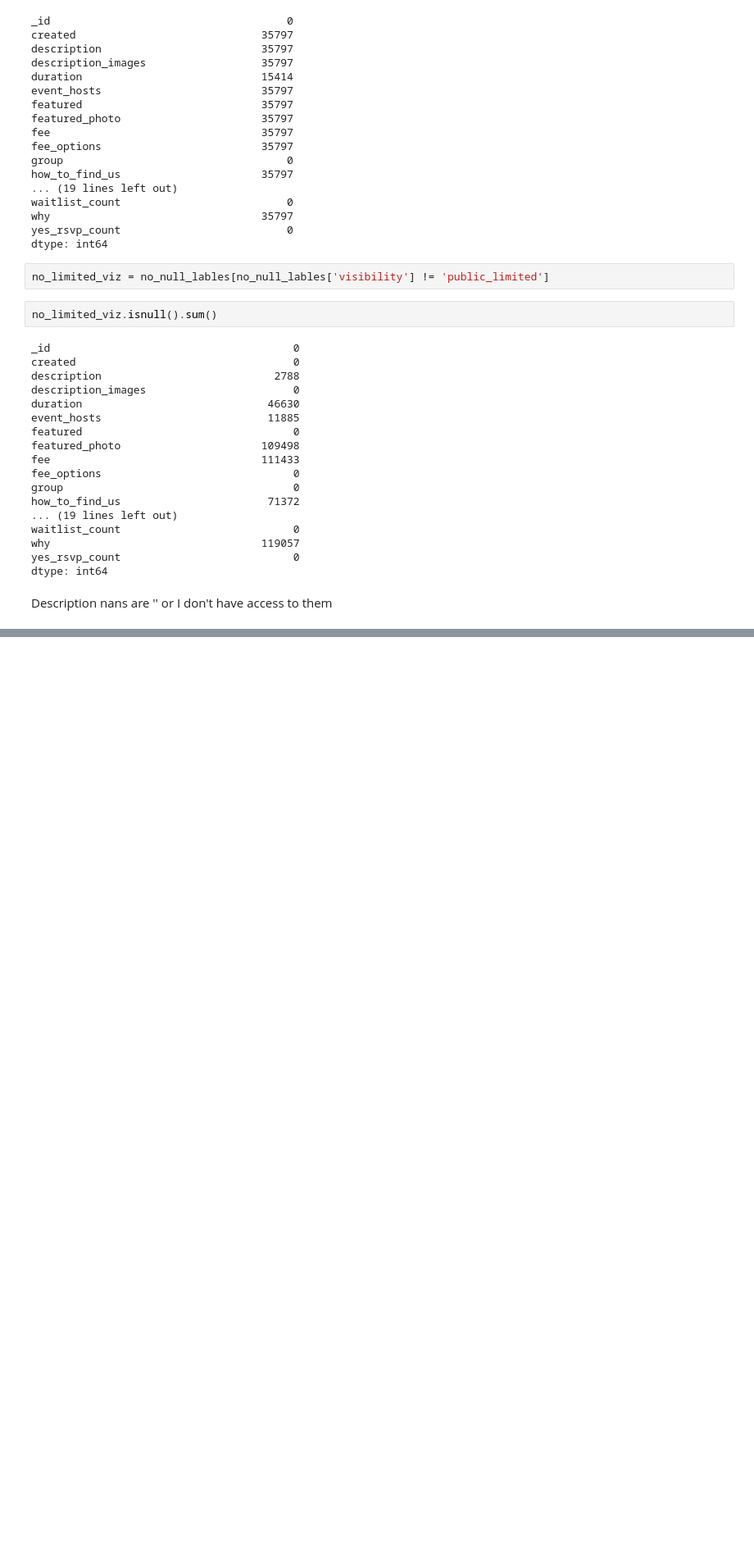
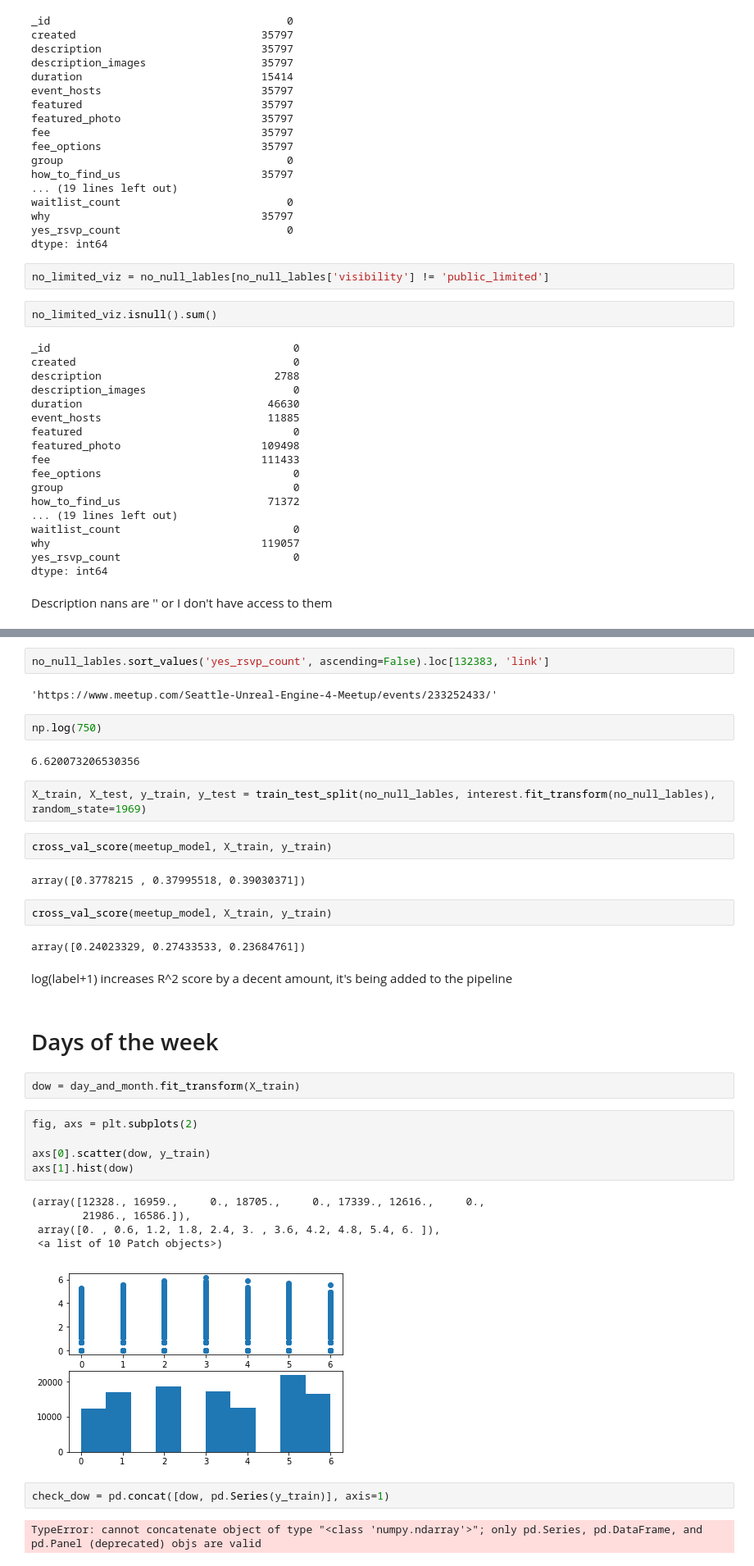
Before and after one commit to 3point14thon/meetup_rsvp_predictor, a Jupyter notebook: showup/notebooks/eda.ipynb, the cells around one changed output, grey strips where cells are left out. Shown at 82% size. Saved outputs shown, nothing was run; the diff lists cells and outputs as text; blank space fills up the shorter version.

```diff
--- a/showup/notebooks/eda.ipynb
+++ b/showup/notebooks/eda.ipynb
@@ -118,0 +144,39 @@ Description nans are '' or I don't have access to them
+# %%
+no_null_lables.sort_values('yes_rsvp_count', ascending=False).loc[132383, 'link']
+# %% [output]
+'https://www.meetup.com/Seattle-Unreal-Engine-4-Meetup/events/233252433/'
+# %%
+np.log(750)
+# %% [output]
+6.620073206530356
+# %%
+X_train, X_test, y_train, y_test = train_test_split(no_null_lables, interest.fit_transform(no_null_lables), random_state=1969)
+# %%
+cross_val_score(meetup_model, X_train, y_train)
+# %% [output]
+array([0.3778215 , 0.37995518, 0.39030371])
+# %%
+cross_val_score(meetup_model, X_train, y_train)
+# %% [output]
+array([0.24023329, 0.27433533, 0.23684761])
+# %% [markdown]
+log(label+1) increases R^2 score by a decent amount, it's being added to the pipeline
+# %% [markdown]
+# Days of the week
+# %%
+dow = day_and_month.fit_transform(X_train)
+# %%
+fig, axs = plt.subplots(2)
+
+axs[0].scatter(dow, y_train)
+axs[1].hist(dow)
+# %% [output]
+(array([12328., 16959.,     0., 18705.,     0., 17339., 12616.,     0.,
+        21986., 16586.]),
+ array([0. , 0.6, 1.2, 1.8, 2.4, 3. , 3.6, 4.2, 4.8, 5.4, 6. ]),
+ <a list of 10 Patch objects>)
+[figure, added]
+# %%
+check_dow = pd.concat([dow, pd.Series(y_train)], axis=1)
+# %% [output]
+TypeError: cannot concatenate object of type "<class 'numpy.ndarray'>"; only pd.Series, pd.DataFrame, and pd.Panel (deprecated) objs are valid
```
Also changed, not shown: parts of 36 cells of this notebook, 4 other files.
